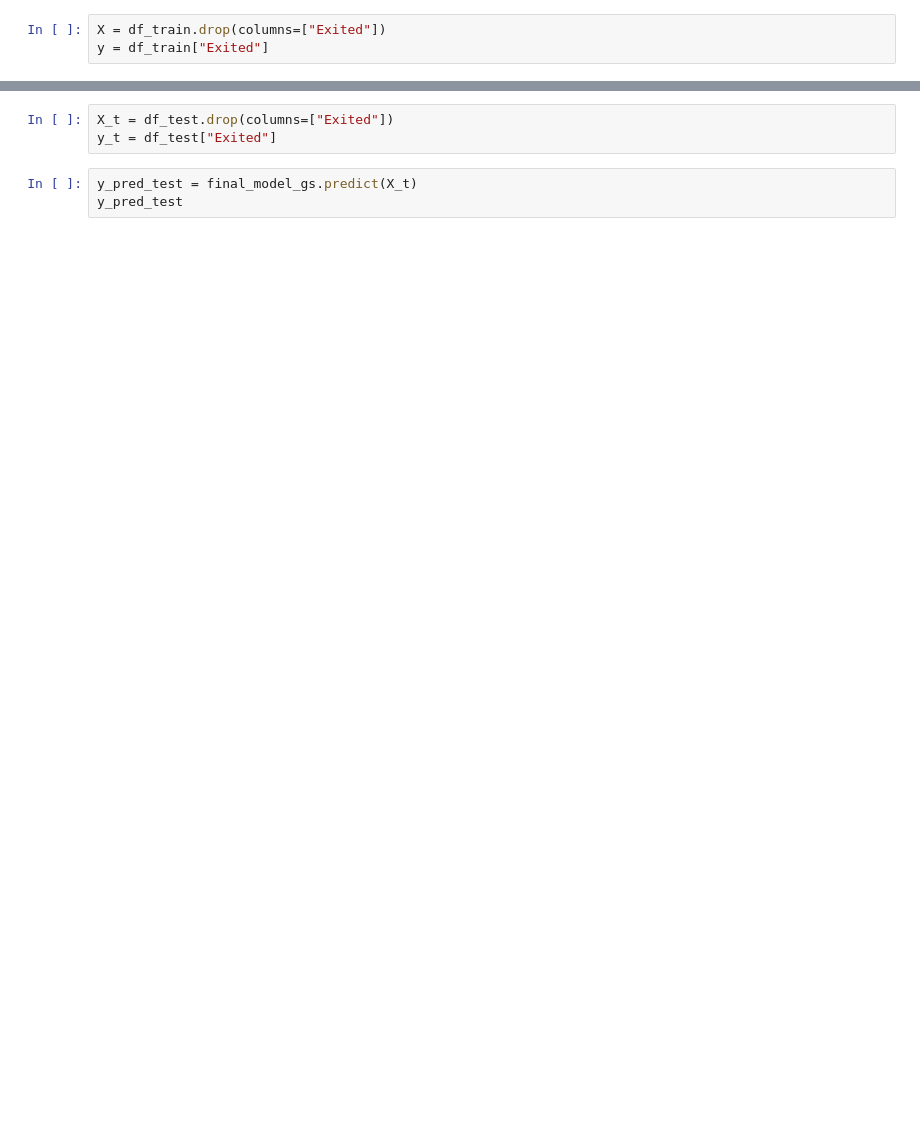
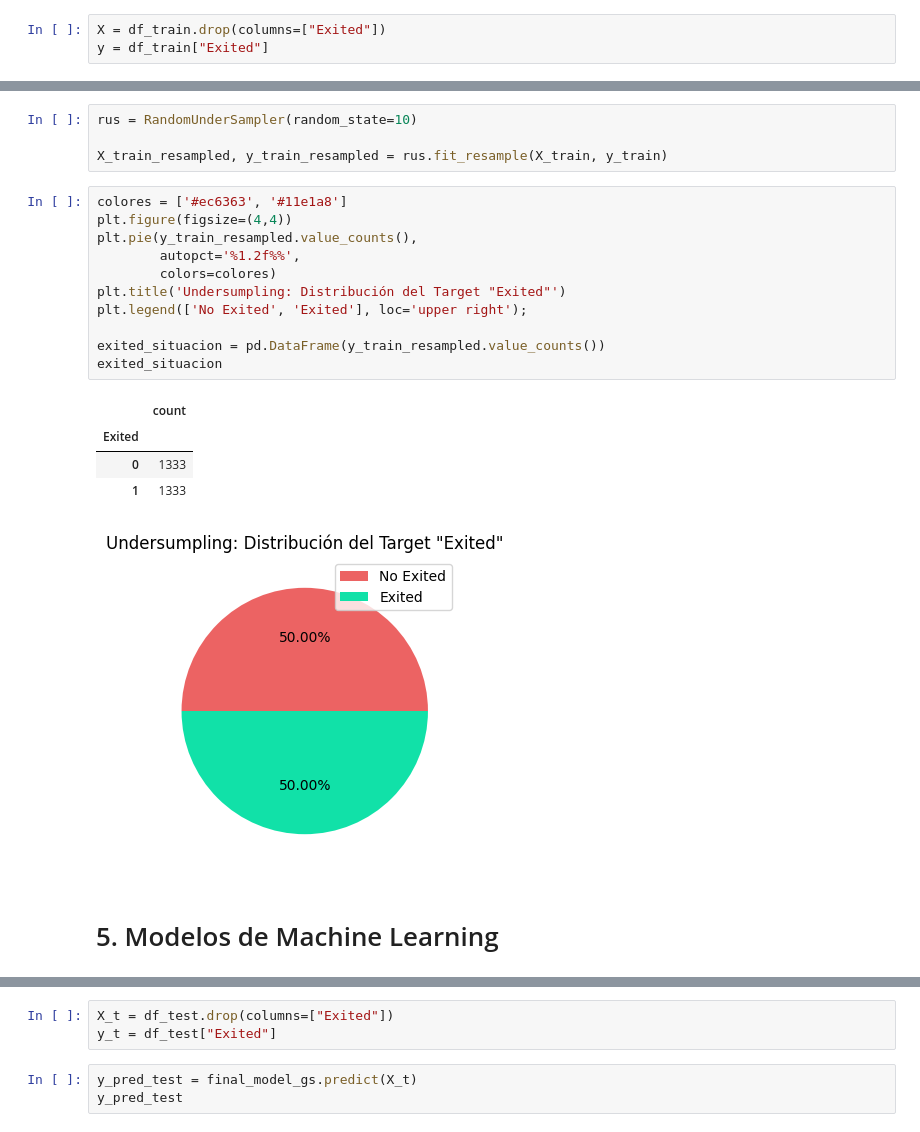
Before and after one commit to StevenNoboa/Proyecto_Machine_Learning_Bank_Customer_Churn_Detection, a Jupyter notebook: noteooks/Entrenamiento_Ev_ProyectoML_3.ipynb, the cells around one changed output, grey strips where cells are left out. Drawn from its saved outputs; the diff is of its cells as text; blank space fills up the shorter version.

```diff
--- a/noteooks/Entrenamiento_Ev_ProyectoML_3.ipynb
+++ b/noteooks/Entrenamiento_Ev_ProyectoML_3.ipynb
@@ -86,0 +139,23 @@ Modelos:
+# %%
+rus = RandomUnderSampler(random_state=10)
+
+X_train_resampled, y_train_resampled = rus.fit_resample(X_train, y_train)
+# %%
+colores = ['#ec6363', '#11e1a8']
+plt.figure(figsize=(4,4))
+plt.pie(y_train_resampled.value_counts(),
+        autopct='%1.2f%%',
+        colors=colores)
+plt.title('Undersumpling: Distribución del Target "Exited"')
+plt.legend(['No Exited', 'Exited'], loc='upper right');
+
+exited_situacion = pd.DataFrame(y_train_resampled.value_counts())
+exited_situacion
+# %% [output]
+|  | count |
+| Exited |  |
+| 0 | 1333 |
+| 1 | 1333 |
+[figure, added]
+# %% [markdown]
+# 5. Modelos de Machine Learning
```
Also changed, not shown: parts of 78 cells of this notebook, 10 other files.
